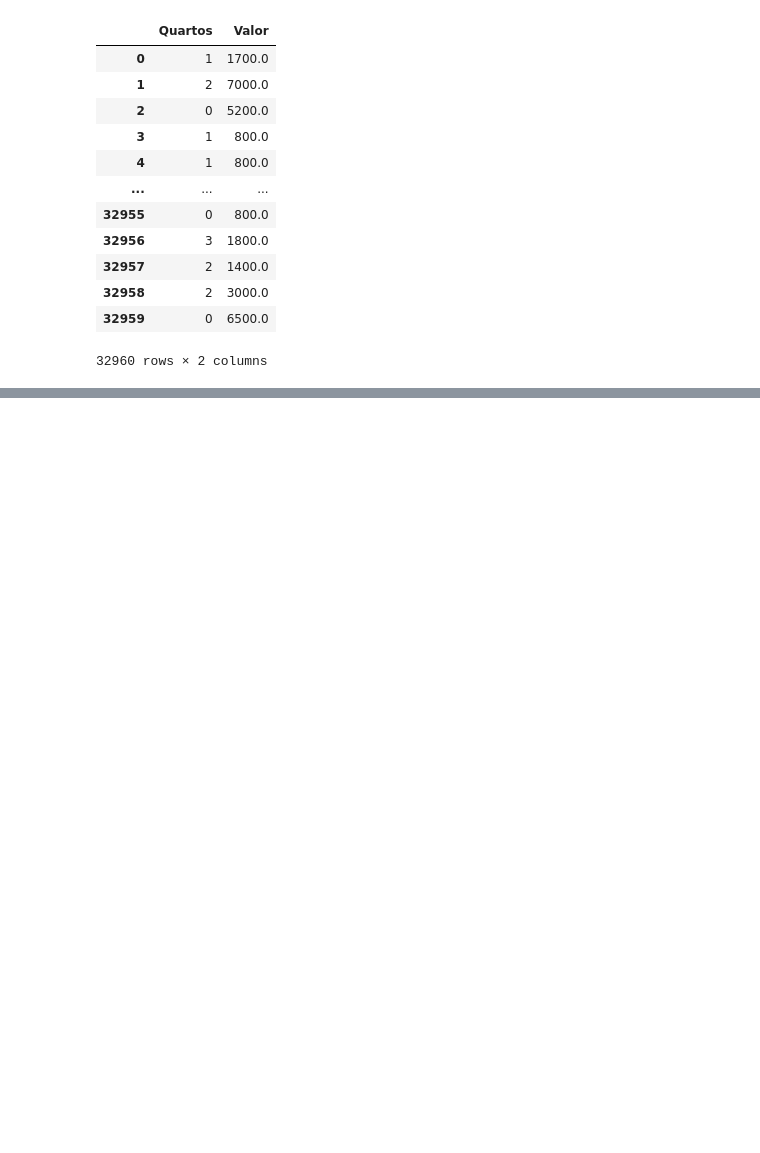
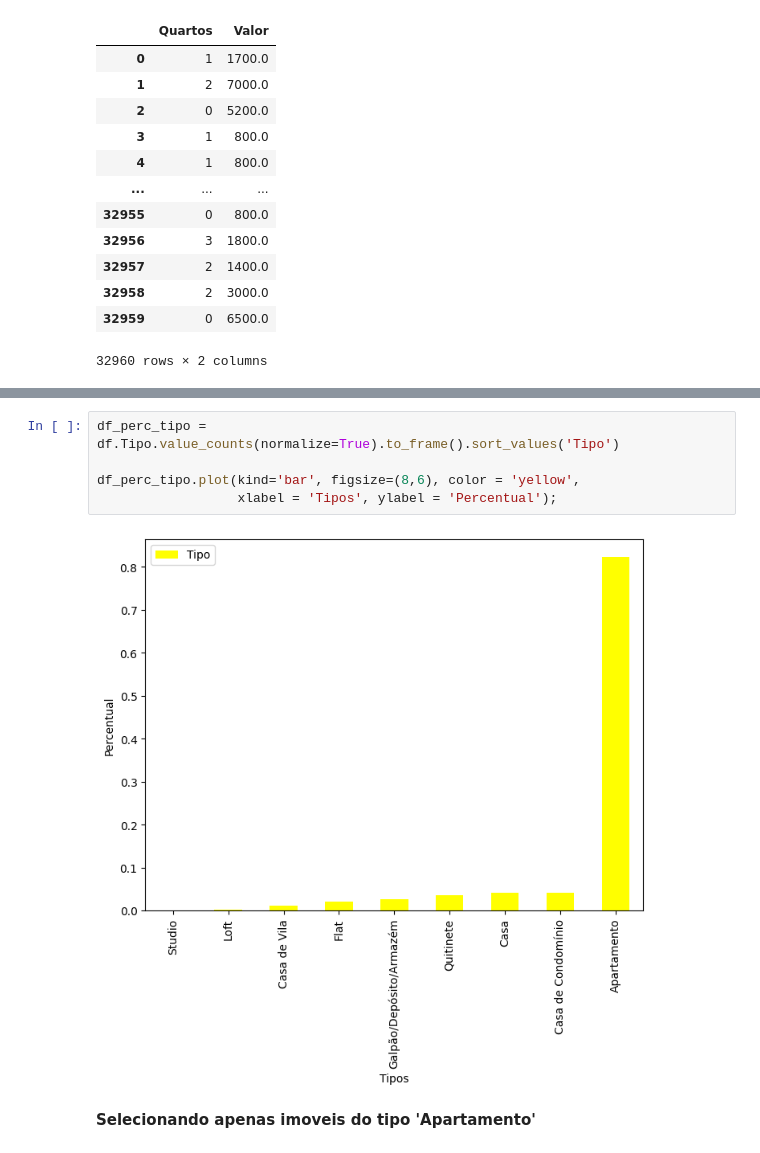
Before and after one commit to GlauciaVita/ProjetoPandas, a Jupyter notebook: ProjetoPandas.ipynb, the cells around one changed output, grey strips where cells are left out. Saved outputs shown, nothing was run; the diff lists cells and outputs as text; blank space fills up the shorter version.

```diff
--- a/ProjetoPandas.ipynb
+++ b/ProjetoPandas.ipynb
@@ -143,0 +348,9 @@ dados[['Quartos', 'Valor']]
+# %%
+df_perc_tipo = df.Tipo.value_counts(normalize=True).to_frame().sort_values('Tipo')
+
+df_perc_tipo.plot(kind='bar', figsize=(8,6), color = 'yellow',
+                  xlabel = 'Tipos', ylabel = 'Percentual');
+# %% [output]
+[figure, added]
+# %% [markdown]
+**Selecionando apenas imoveis do tipo 'Apartamento'**
```
Also changed, not shown: parts of 30 cells of this notebook.
